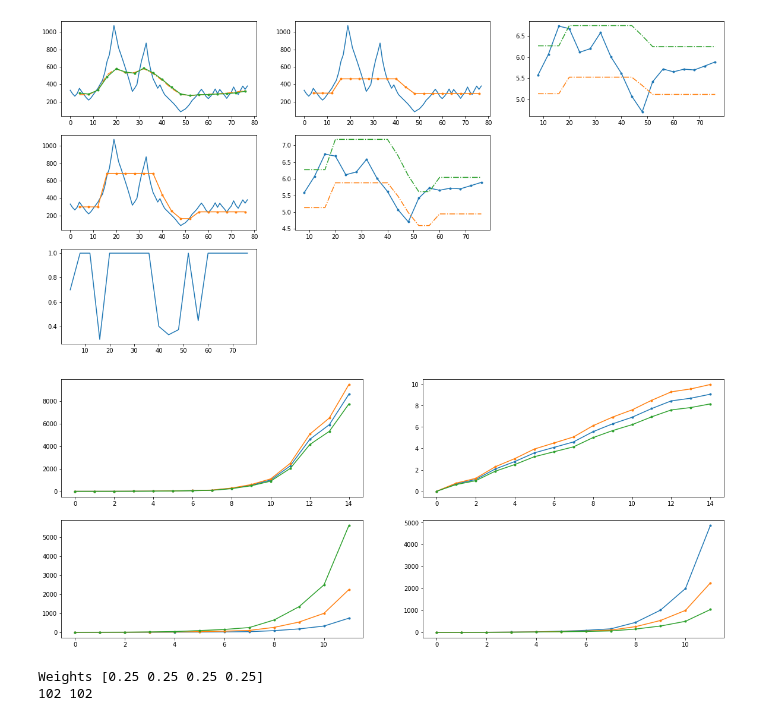
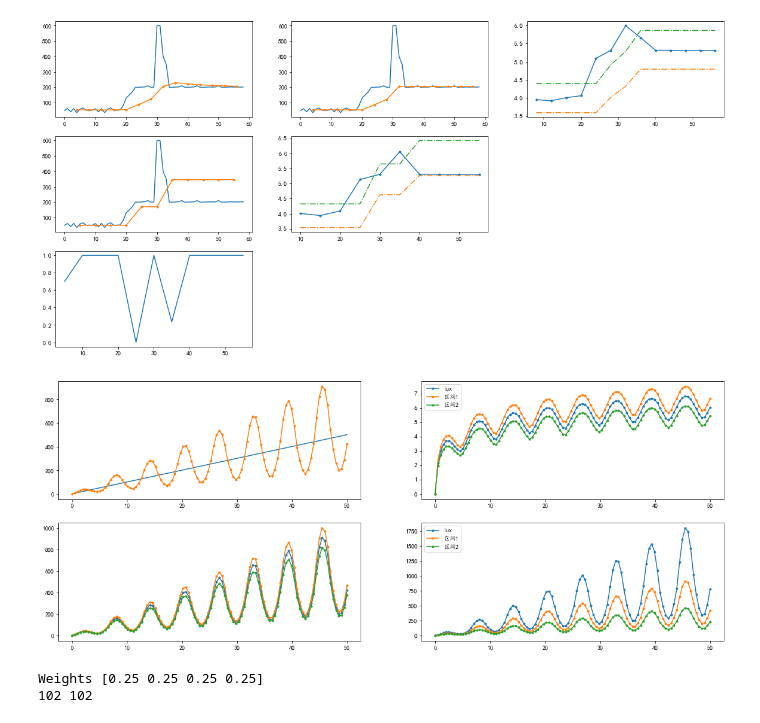
Before and after one commit to Whu-wxy/AmbientLightLab, a Jupyter notebook: filterTest.ipynb, the cells around one changed output. Cells and saved outputs as stored; diff of their text form; code cells hidden in the pictures.

```diff
--- a/filterTest.ipynb
+++ b/filterTest.ipynb
@@ -736,14 +739,16 @@ plt.figure(figsize = (20,10))
 #a取0-1之间，a越接近1越稳定，越接近0越灵敏
 # s = Hysteresis(s, 0.9)
 s = readFromRecord('record.txt')
-
+s = [50,61,41,62,35,58,66,50,51,50,61,41,62,35,58,66,50,51,52,80,130,150,170,
+    200,200,201,202,210,200,200,600,600,400,350,
+    200,200,201,202,210,200,200,201,202,210,200,200,201,202,201,202,210,200,200,201,202,201,202,201,202]
 # s = np.add(s, 1)
 # s = np.log(s)  # ln
 
 plt.subplot(3,3,1)
 plt.plot(s)
-list_s1, res_idx1, C_list1, sk1, std_list = Hysteresis2(s, 0.7, 4, True, True)   # weight mean
-plt.plot(res_idx1,list_s1, linestyle="-.")
+# list_s1, res_idx1, C_list1, sk1, std_list = Hysteresis2(s, 0.7, 4, True, True)   # weight mean
+# plt.plot(res_idx1,list_s1, linestyle="-.")
 list_s2, res_idx, C_list, sk, std_list = Hysteresis2(s, 0.7, 4)
 plt.plot(res_idx, list_s2, marker='.')
 
@@ -829,7 +834,7 @@ plt.plot(minmax_list[3], minmax_list[2], linestyle="-.")
 # # print(minmax_list[1])
 # # print(minmax_list[2])
 
-list_s3, res_idx, minmax_list, a_list = Hysteresis_log_interval_changeA(s, 0.7, 4, True, True, False)
+list_s3, res_idx, minmax_list, a_list = Hysteresis_log_interval_changeA(s, 0.7, 5, False, True, False)
 plt.subplot(3,3,4)
 plt.plot(s)
 plt.plot(res_idx, list_s3, marker='.')
@@ -858,7 +863,7 @@ plt.plot(res_idx, a_list)
 
 plt.show()
 # %% [output]
-[figure, old version]
+[figure, new version]
 # %%
 def stableBySection(lastStable, maxLux):
     if(lastStable == -1):
@@ -882,56 +887,81 @@ def stableBySection(lastStable, maxLux):
     small_right = lastStable + (big_right - lastStable) * STABLE_SMALL_CHANGE_PERCENT
     return  big_left, big_right
 
+plt.rcParams['font.sans-serif'] = ['KaiTi']
 
-y = [1,2,3,8,16,36,60,100,260,540,1000,2250,4600,5900,8600]
-x = np.arange(0, len(y), 1)
+
+x = np.linspace(0, 50, 100, endpoint=True)
+y  = 10*np.sin(x)
+y = np.where(y<0, y*0.6, y)
+y = x*y + 10*x + 1
+z = 10*x + 1
+
+# y = [1,2,3,8,16,36,60,100,260,540,1000,2250,4600,5900,8600]
+# x = np.arange(0, len(y), 1)
 log_y = np.log(y)
 add_y = np.add(np.multiply(y, 0.1), y)
 sub_y = np.subtract(y, np.multiply(y, 0.1))
+
 add_log_y = np.add(np.multiply(log_y, 0.1), log_y)
 sub_log_y = np.subtract(log_y, np.multiply(log_y, 0.1))
+add_log_y = np.multiply(log_y, 1.1)
+sub_log_y = np.multiply(log_y, 0.9)
+
 e_add_log_y = np.exp(add_log_y)
 e_sub_log_y = np.exp(sub_log_y)
 e_log_y = np.exp(log_y)
 
-# print(add_y)
+# a = np.subtract(add_log_y, log_y)
+# b = np.subtract(log_y, sub_log_y)
+# c = np.subtract(a, b)
+# print(c)
 # print(y)
 # print(sub_y)
 
 big_left_list, big_right_list = [], []
 for i in y:
     big_left, big_right = stableBySection(i, 100000)
     big_left_list.append(big_left)
     big_right_list.append(big_right)
 
 plt.figure(figsize = (20,8))
 
 plt.subplot(2,2,1)
+plt.plot(x, z)
+plt.plot(x, y, marker='.')
+plt.subplot(2,2,3)
 plt.plot(x, y, marker='.')
 plt.plot(x, add_y, marker='.')
 plt.plot(x, sub_y, marker='.')
 plt.subplot(2,2,2)
-plt.plot(x, log_y, marker='.')
-plt.plot(x, add_log_y, marker='.')
-plt.plot(x, sub_log_y, marker='.')
+l=plt.plot(x, log_y, marker='.')
+l1=plt.plot(x, add_log_y, marker='.')
+l2=plt.plot(x, sub_log_y, marker='.')
+plt.legend([l,l1,l2],labels=['lux','区间1','区间2'],loc='best')
 
-plt.subplot(2,2,3)
-x = x[:-3]
-plt.plot(x, big_left_list[:-3], marker='.')
-plt.plot(x, y[:-3], marker='.')
-plt.plot(x, big_right_list[:-3], marker='.')
 plt.subplot(2,2,4)
-# plt.plot(x, np.log(big_left_list), marker='.')
-# plt.plot(x, np.log(y), marker='.')
-# plt.plot(x, np.log(big_right_list), marker='.')
-plt.plot(x, e_add_log_y[:-3], marker='.')
-plt.plot(x, e_log_y[:-3], marker='.')
-plt.plot(x, e_sub_log_y[:-3], marker='.')
+l1=plt.plot(x, e_add_log_y, marker='.')
+l=plt.plot(x, e_log_y, marker='.')
+l2=plt.plot(x, e_sub_log_y, marker='.')
+plt.legend([l,l1,l2],labels=['lux','区间1','区间2'],loc='best')
+
+# plt.subplot(2,2,3)
+# x = x[:-3]
+# plt.plot(x, big_left_list[:-3], marker='.')
+# plt.plot(x, y[:-3], marker='.')
+# plt.plot(x, big_right_list[:-3], marker='.')
+# plt.subplot(2,2,4)
+# # plt.plot(x, np.log(big_left_list), marker='.')
+# # plt.plot(x, np.log(y), marker='.')
+# # plt.plot(x, np.log(big_right_list), marker='.')
+# plt.plot(x, e_add_log_y[:-3], marker='.')
+# plt.plot(x, e_log_y[:-3], marker='.')
+# plt.plot(x, e_sub_log_y[:-3], marker='.')
 
 
 plt.show()
 # %% [output]
-[figure, old version]
+[figure, new version]
 # %%
 import numpy as np
 import sys
```
Also changed, not shown: parts of 3 cells of this notebook, 13 other files.
